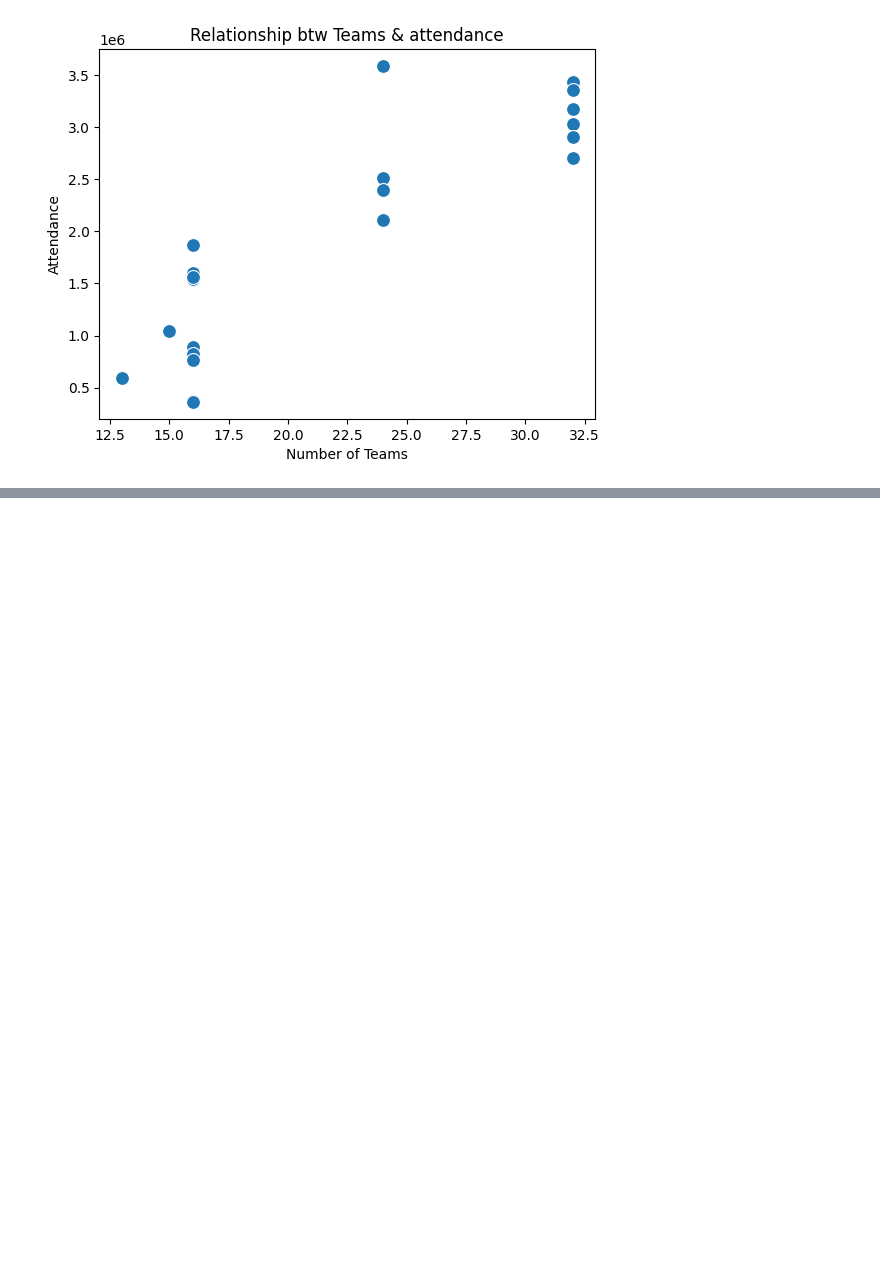
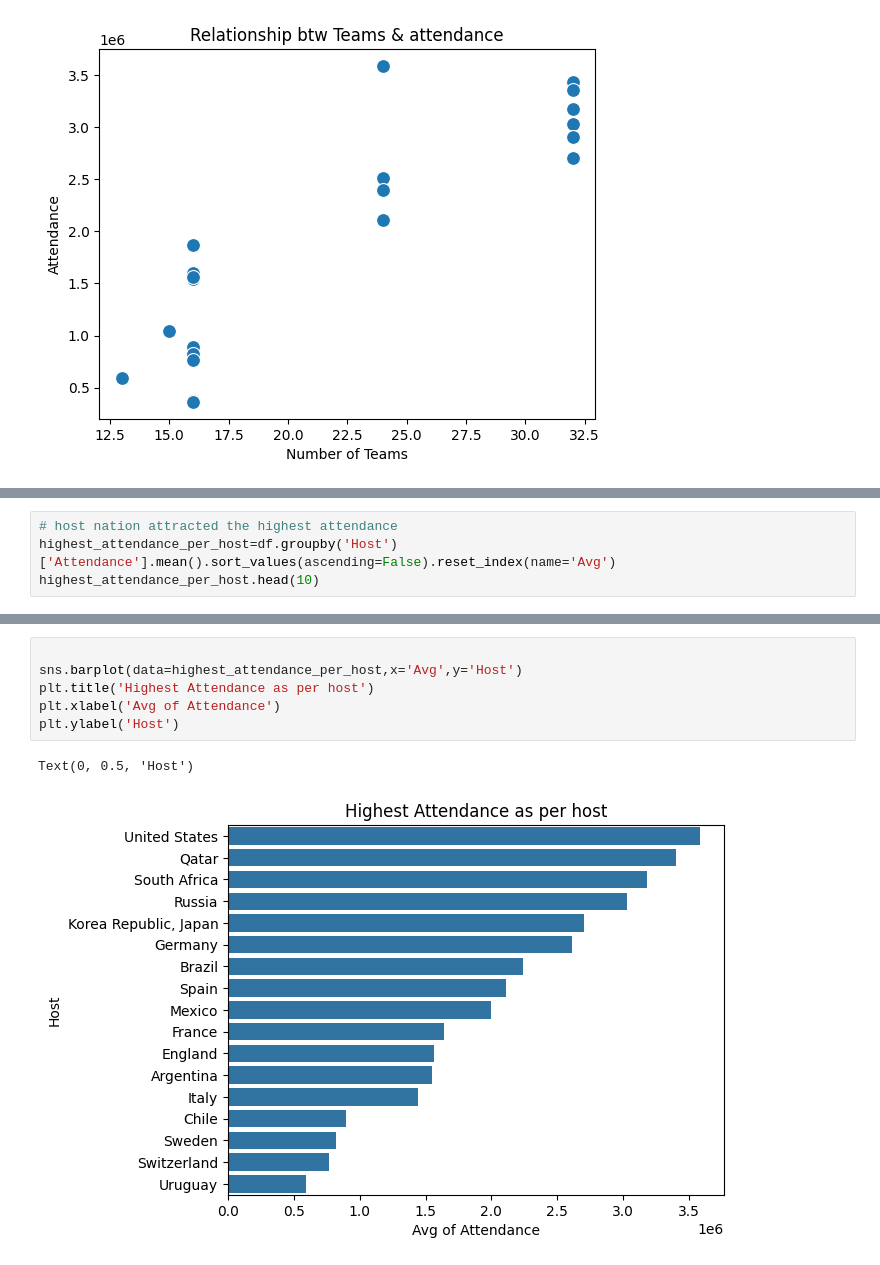
Before and after one commit to ShlokGadhave/l-Football-Analytics-Match-Performance-Goal-Scoring-Insights, a Jupyter notebook: World_Cups.ipynb, the cells around one changed output, grey strips where cells are left out. Saved outputs shown, nothing was run; the diff lists cells and outputs as text; blank space fills up the shorter version.

Commit message:
Host Nation Analysis

```diff
--- a/World_Cups.ipynb
+++ b/World_Cups.ipynb
@@ -322,0 +325,4 @@ Text(0, 0.5, 'Attendance')
+# %%
+# host nation attracted the highest attendance
+highest_attendance_per_host=df.groupby('Host')['Attendance'].mean().sort_values(ascending=False).reset_index(name='Avg')
+highest_attendance_per_host.head(10)
@@ -322,0 +341,9 @@ Text(0, 0.5, 'Attendance')
+# %%
+
+sns.barplot(data=highest_attendance_per_host,x='Avg',y='Host')
+plt.title('Highest Attendance as per host')
+plt.xlabel('Avg of Attendance')
+plt.ylabel('Host')
+# %% [output]
+Text(0, 0.5, 'Host')
+[figure, added]
```
Also changed, not shown: parts of 5 cells of this notebook.
